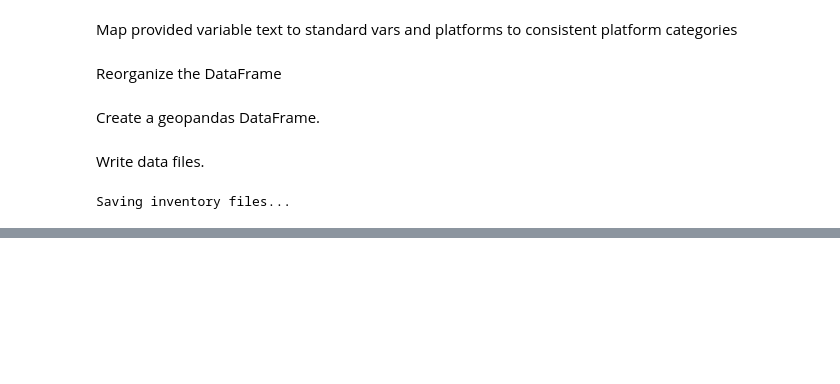
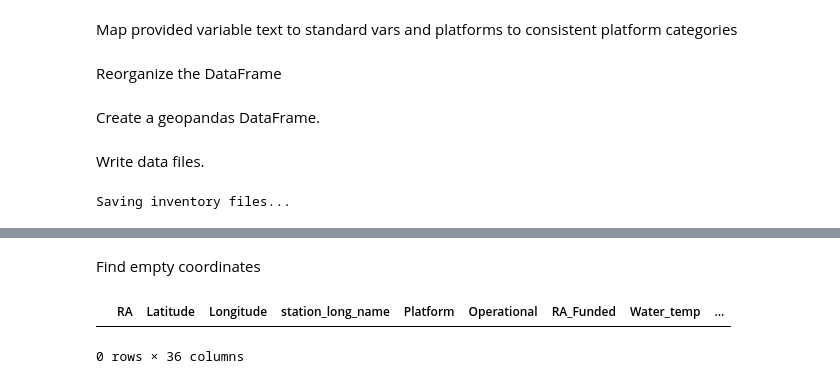
Before and after one commit to ioos/ioos-asset-inventory, a Jupyter notebook: inventory_creation.ipynb, the cells around one changed output, grey strips where cells are left out. Cells and saved outputs as stored; diff of their text form; code cells hidden in the pictures; blank space fills up the shorter version.

```diff
--- a/inventory_creation.ipynb
+++ b/inventory_creation.ipynb
@@ -155,7 +169,7 @@ df_final = pd.DataFrame(columns=
                          'Dew_pt','Rel_hum','Air_temp','Winds','Air_press',
                          'Precip','Solar_radn','Visibility','Water_level','Waves',
                          'Currents','Turbidity','DO','pCO2_water','pCO2_air','TCO2',
-                         'pH','OmgArag_st','Chl','Nitrate','CDOM','Alkalinity','Acoustics'])
+                         'pH','OmgArag_st','Chl','Nitrate','CDOM','Alkalinity','Acoustics','file'])
 
 df_final['RA'] = df_all['RA']
 df_final['station_long_name'] = df_all['Station Long Name']
@@ -165,6 +179,7 @@ df_final['Platform'] = df_all['Platform Type']
 df_final['Operational'] = df_all['Currently Operational? (Y, N, O, U)']
 df_final['RA_Funded'] = df_all['RA Funding Involvement (Yf, Yp, N)']
 df_final['Raw_Vars'] = df_all['Variable Names']
+df_final['file'] = df_all['file']
 # %% [markdown]
 Map provided variable text to standard vars and platforms to consistent platform categories
 # %%
@@ -180,7 +195,7 @@ cols = ['RA', 'Latitude', 'Longitude', 'station_long_name', 'Platform', 'Operati
         'Winds', 'Air_press', 'Precip', 'Solar_radn', 'Visibility',
         'Water_level', 'Waves', 'Currents', 'Turbidity', 'DO', 'pCO2_water',
         'pCO2_air', 'TCO2', 'pH', 'OmgArag_st', 'Chl', 'Nitrate', 'CDOM',
-        'Alkalinity', 'Acoustics', 'Raw_Vars']
+        'Alkalinity', 'Acoustics', 'Raw_Vars','file']
 df_final = df_final[cols]
 # %% [markdown]
 Create a geopandas DataFrame.
@@ -204,0 +224,7 @@ Saving inventory files...
+# %% [markdown]
+Find empty coordinates
+# %%
+gdf_final.loc[gdf_final['geometry'].is_empty == True]
+# %% [output]
+|  | RA | Latitude | Longitude | station_long_name | Platform | Operational | RA_Funded | Water_temp | ... |
+0 rows × 36 columns
```
Also changed, not shown: parts of 10 cells of this notebook, 11 other files.
